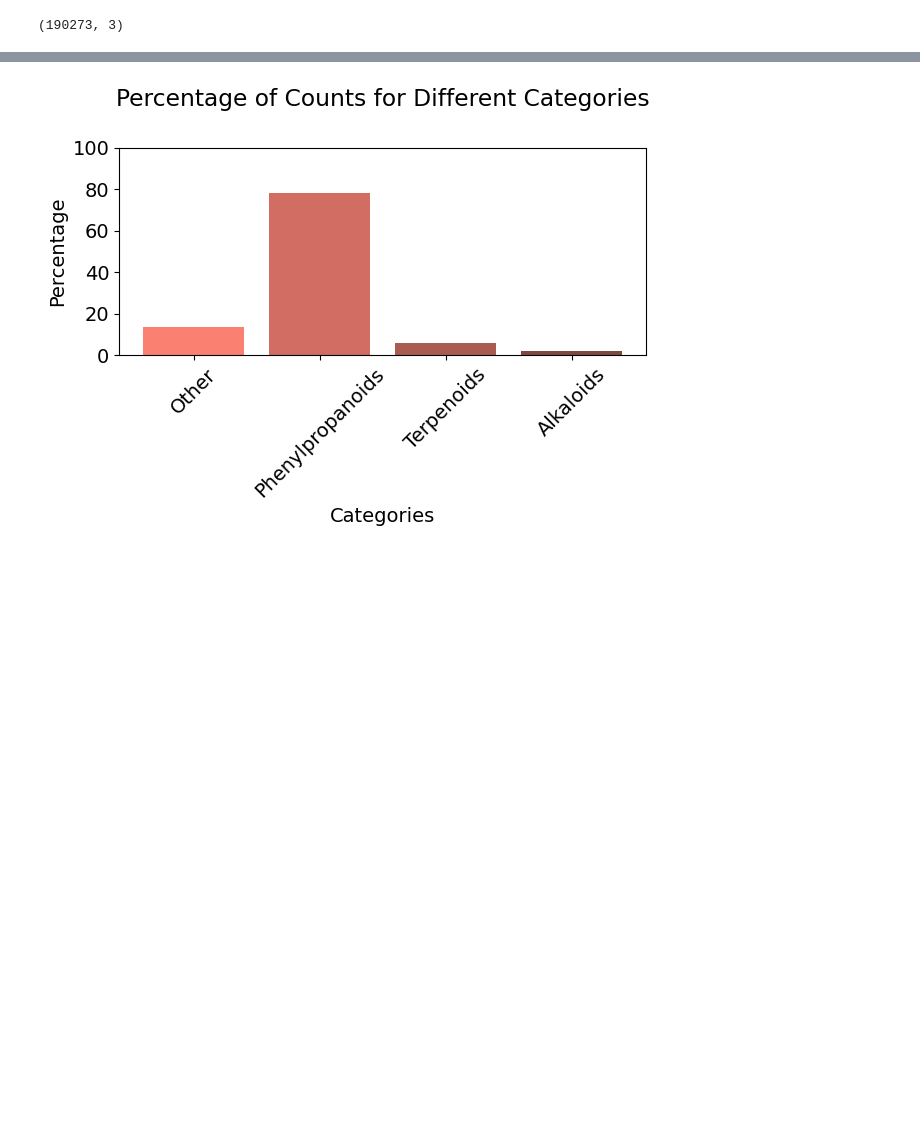
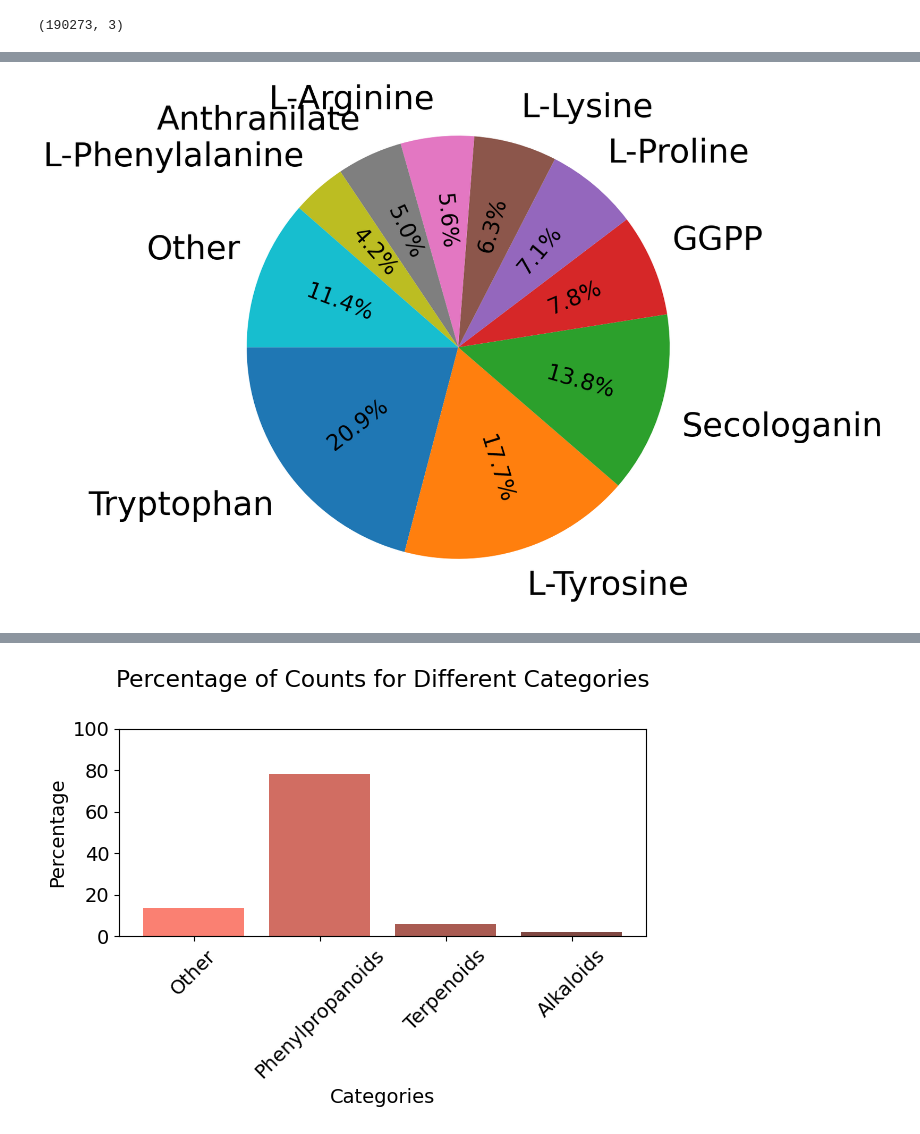
Before and after one commit to jcapels/SMPrecursorPredictor, a Jupyter notebook: models_and_datasets/analysis/predictions_lotusdb/predict_for_lotus_sb.ipynb, the cells around one changed output, grey strips where cells are left out. Saved outputs shown, nothing was run; the diff lists cells and outputs as text; code cells hidden in the pictures; blank space fills up the shorter version.

```diff
--- a/models_and_datasets/analysis/predictions_lotusdb/predict_for_lotus_sb.ipynb
+++ b/models_and_datasets/analysis/predictions_lotusdb/predict_for_lotus_sb.ipynb
@@ -211,0 +232,21 @@ lotus_db_predictions_plants.shape
+# %%
+from deepmol.datasets import SmilesDataset
+
+smiles=lotus_db_predictions_plants.SMILES
+ids=lotus_db_predictions_plants.ID
+last_i=0
+for i in range(10000, len(smiles), 10000):
+    lotus_dataset = SmilesDataset(smiles=smiles[last_i:i], ids=ids[last_i:i])
+    prediction = best_pipeline.predict(lotus_dataset)
+    if i == 10000:
+        predictions = prediction
+    else:
+        predictions = np.concatenate((predictions, prediction))
+
+    last_i += 10000
+    bar.update(10000)
+
+
+lotus_dataset = SmilesDataset(smiles=smiles[last_i:], ids=ids[last_i:])
+prediction = best_pipeline.predict(lotus_dataset)
+predictions = np.concatenate((predictions, prediction))
@@ -287,14 +323,0 @@ for text in plt.gca().texts:
-# %%
-# from the ones that are predicted phelylalanine get the ones that are terpenes
-counts = {}
-for i, compound in lotus_db_predictions_plants.iterrows():
-    if not pd.isnull(compound["Labels"]) and "L-Phenylalanine" in compound["Labels"]:
-        if not pd.isnull(compound["Pathway"]):
-            if "Phenylpropanoids" in compound["Pathway"]:
-                counts["Phenylpropanoids"] = counts.get("Phenylpropanoids", 0) + 1
-            elif "Alkaloids" in compound["Pathway"]:
-                counts["Alkaloids"] = counts.get("Alkaloids", 0) + 1
-            elif "Terpenoids" in compound["Pathway"]:
-                counts["Terpenoids"] = counts.get("Terpenoids", 0) + 1
-            else:
-                counts["Other"] = counts.get("Other", 0) + 1
@@ -300,0 +374,4 @@ for i, compound in lotus_db_predictions_plants.iterrows():
+# %%
+generate_pie_chart_based_on_class("Alkaloids", path = "alkaloids_pie.png")
+# %% [output]
+[figure, added]
```
Also changed, not shown: parts of 12 cells of this notebook, 26 other files.
